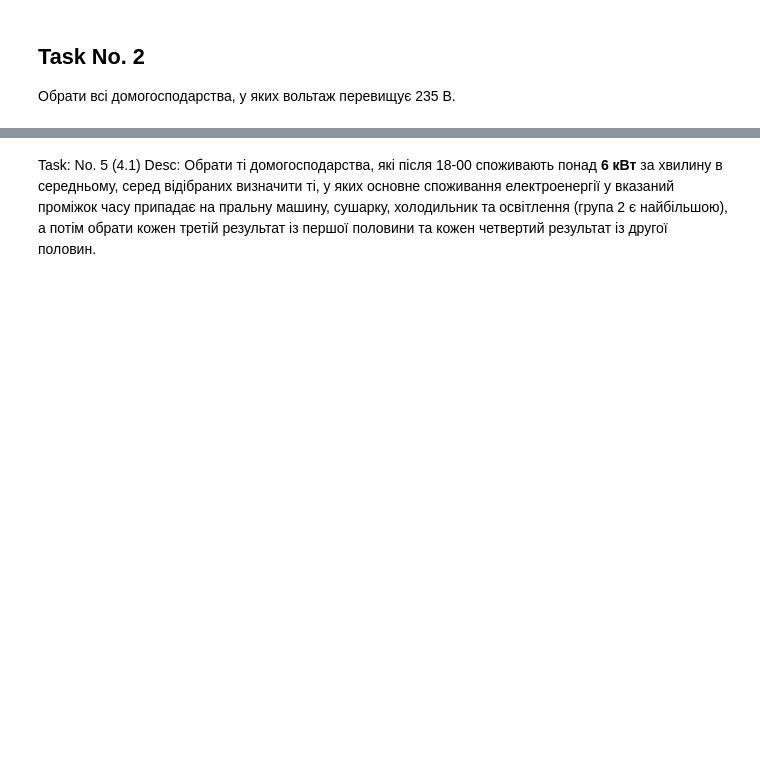
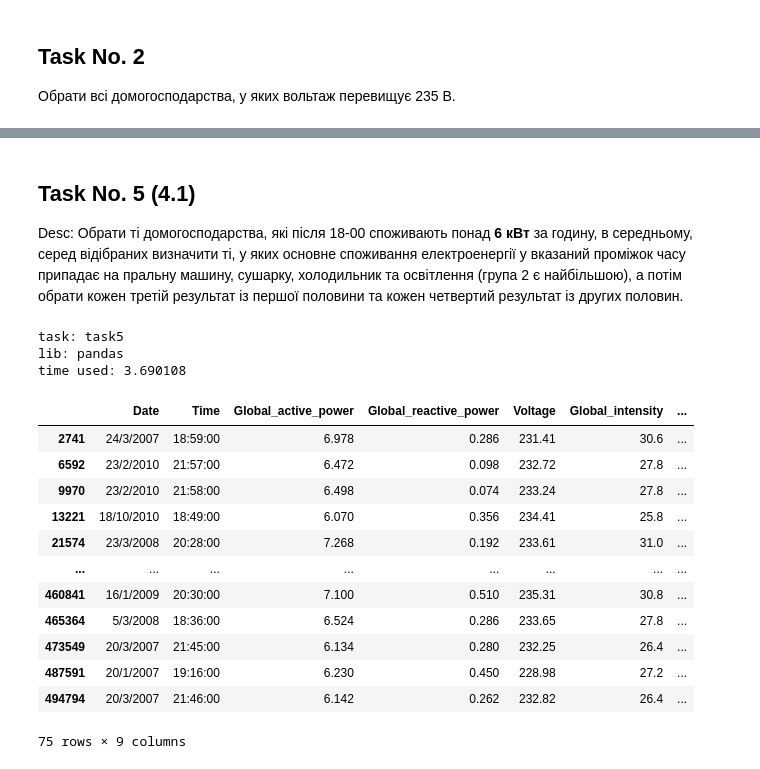
Before and after one commit to looomenn/uni-labs, a Jupyter notebook: y24s04/dpat/lab04/src/level1.ipynb, the cells around one changed output, grey strips where cells are left out. Cells and saved outputs as stored; diff of their text form; code cells hidden in the pictures; blank space fills up the shorter version.

Commit message:
update: dpat/lab04 part1 checkpoint02

```diff
--- a/y24s04/dpat/lab04/src/level1.ipynb
+++ b/y24s04/dpat/lab04/src/level1.ipynb
@@ -322,39 +355,54 @@ pd_random_households
 # %% [markdown]
-Task: No. 5 (4.1)
-Desc: Обрати ті домогосподарства, які після 18-00 споживають понад **6 кВт** за хвилину в середньому, серед відібраних визначити ті, у яких основне споживання електроенергії у вказаний проміжок часу припадає на пральну машину, сушарку, холодильник та освітлення (група 2 є найбільшою), а потім обрати кожен третій результат із першої половини та кожен четвертий результат із другої половин.
+## Task No. 5 (4.1)
+Desc: Обрати ті домогосподарства, які після 18-00 споживають понад **6 кВт** за годину, в середньому, серед відібраних визначити ті, у яких основне споживання електроенергії у вказаний проміжок часу припадає на пральну машину, сушарку, холодильник та освітлення (група 2 є найбільшою), а потім обрати кожен третій результат із першої половини та кожен четвертий результат із других половин.
 # %%
-# pandas - task5 (4.1)
+# task: 5 (4.1)
+# lib: pandas
 
-task_start = time.time()
+with timer('pandas', 'task5'):
 
-time_threshold = pd.to_datetime('18:00:00').time()
+    time_threshold = pd.to_datetime('18:00:00').time()
 
-# 6 кВт past time_threshold
-pd_evening_consumption = pd_random_households[
-    (pd_random_households['Time'] >= time_threshold) &
-    (pd_random_households['Global_active_power'] > 6)
-]
+    pd_random_households['Time'] = pd.to_datetime(pd_random_households['Time'], format='%H:%M:%S').dt.time
 
-# where consumption in the group 2 is greater than 3 and 1 combined
-pd_main_consumption = pd_evening_consumption[
-    pd_evening_consumption['Sub_metering_2'] >
-    pd_evening_consumption[
-        ['Sub_metering_1', 'Sub_metering_3']
-    ].max(axis=1)
-]
+    # 6 кВт past time_threshold
+    pd_evening_consumption = pd_random_households[
+        (pd_random_households['Time'] >= time_threshold) &
+        (pd_random_households['Global_active_power'] > 6)
+    ]
 
-# from the first half, every third part
-pd_first_half = pd_main_consumption.iloc[:len(pd_main_consumption) // 2].iloc[::3]
+    # where consumption in the group 2 is greater than 3 and 1 combined
+    pd_main_consumption = pd_evening_consumption[
+        pd_evening_consumption['Sub_metering_2'] >
+        pd_evening_consumption[
+            ['Sub_metering_1', 'Sub_metering_3']
+        ].max(axis=1)
+    ]
 
-# from the second half, every fourth part
-pd_second_half = pd_main_consumption.iloc[len(pd_main_consumption) // 2:].iloc[::4]
+    # from the first half, every third part
+    pd_first_half = pd_main_consumption.iloc[:len(pd_main_consumption) // 2].iloc[::3]
 
-# merging the first and second halves
-pd_final_selection = pd.concat([pd_first_half, pd_second_half])
+    # from the second half, every fourth part
+    pd_second_half = pd_main_consumption.iloc[len(pd_main_consumption) // 2:].iloc[::4]
 
-task_end = time.time()
-elapsed_time = round(task_end - task_start, 6)
-record('pandas', 'task5', elapsed_time)
+    # merging the first and second halves
+    pd_final_selection = pd.concat([pd_first_half, pd_second_half])
 
-print(f'{elapsed_time=}')
 pd_final_selection
+# %% [output]
+task: task5
+lib: pandas
+time used: 3.690108
+|  | Date | Time | Global_active_power | Global_reactive_power | Voltage | Global_intensity | ... |
+| 2741 | 24/3/2007 | 18:59:00 | 6.978 | 0.286 | 231.41 | 30.6 | ... |
+| 6592 | 23/2/2010 | 21:57:00 | 6.472 | 0.098 | 232.72 | 27.8 | ... |
+| 9970 | 23/2/2010 | 21:58:00 | 6.498 | 0.074 | 233.24 | 27.8 | ... |
+| 13221 | 18/10/2010 | 18:49:00 | 6.070 | 0.356 | 234.41 | 25.8 | ... |
+| 21574 | 23/3/2008 | 20:28:00 | 7.268 | 0.192 | 233.61 | 31.0 | ... |
+| ... | ... | ... | ... | ... | ... | ... | ... |
+| 460841 | 16/1/2009 | 20:30:00 | 7.100 | 0.510 | 235.31 | 30.8 | ... |
+| 465364 | 5/3/2008 | 18:36:00 | 6.524 | 0.286 | 233.65 | 27.8 | ... |
+| 473549 | 20/3/2007 | 21:45:00 | 6.134 | 0.280 | 232.25 | 26.4 | ... |
+| 487591 | 20/1/2007 | 19:16:00 | 6.230 | 0.450 | 228.98 | 27.2 | ... |
+| 494794 | 20/3/2007 | 21:46:00 | 6.142 | 0.262 | 232.82 | 26.4 | ... |
+75 rows × 9 columns
```
Also changed, not shown: parts of 24 cells of this notebook.
